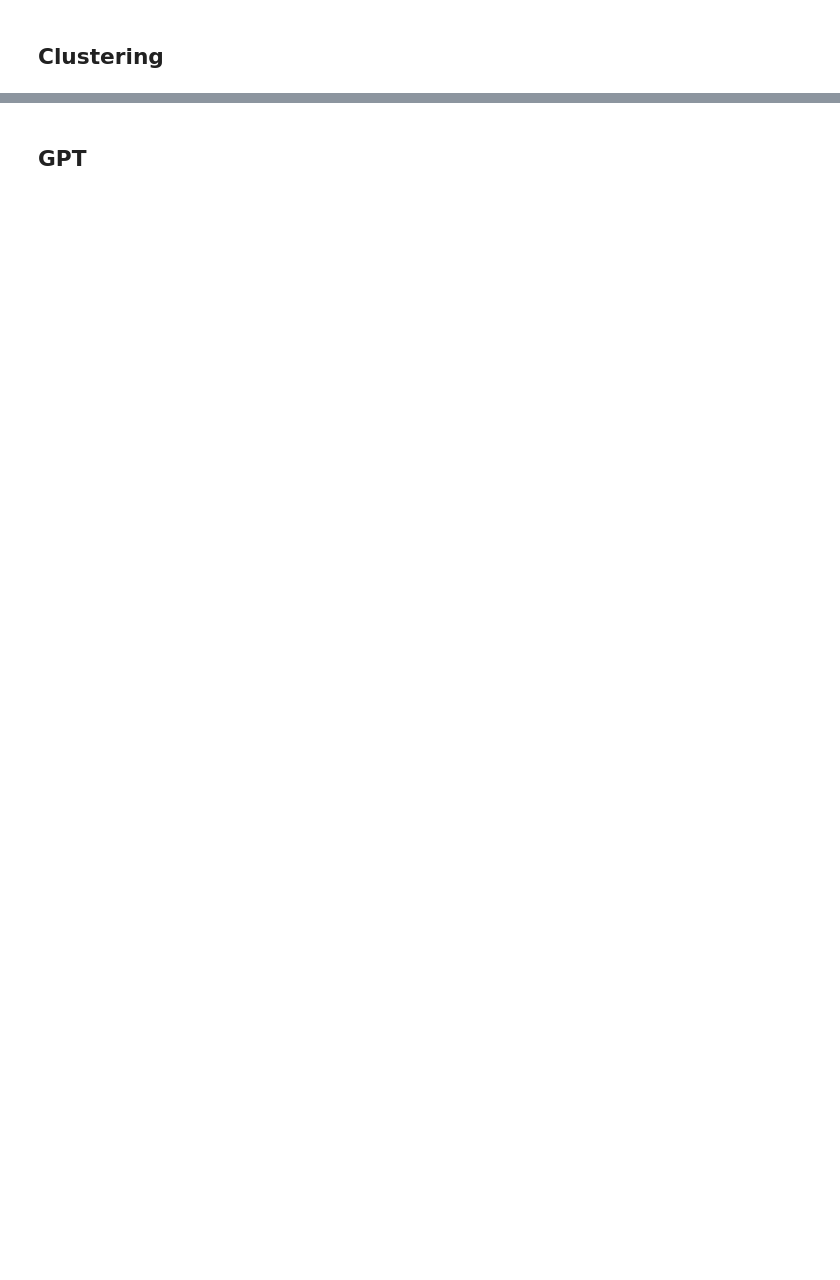
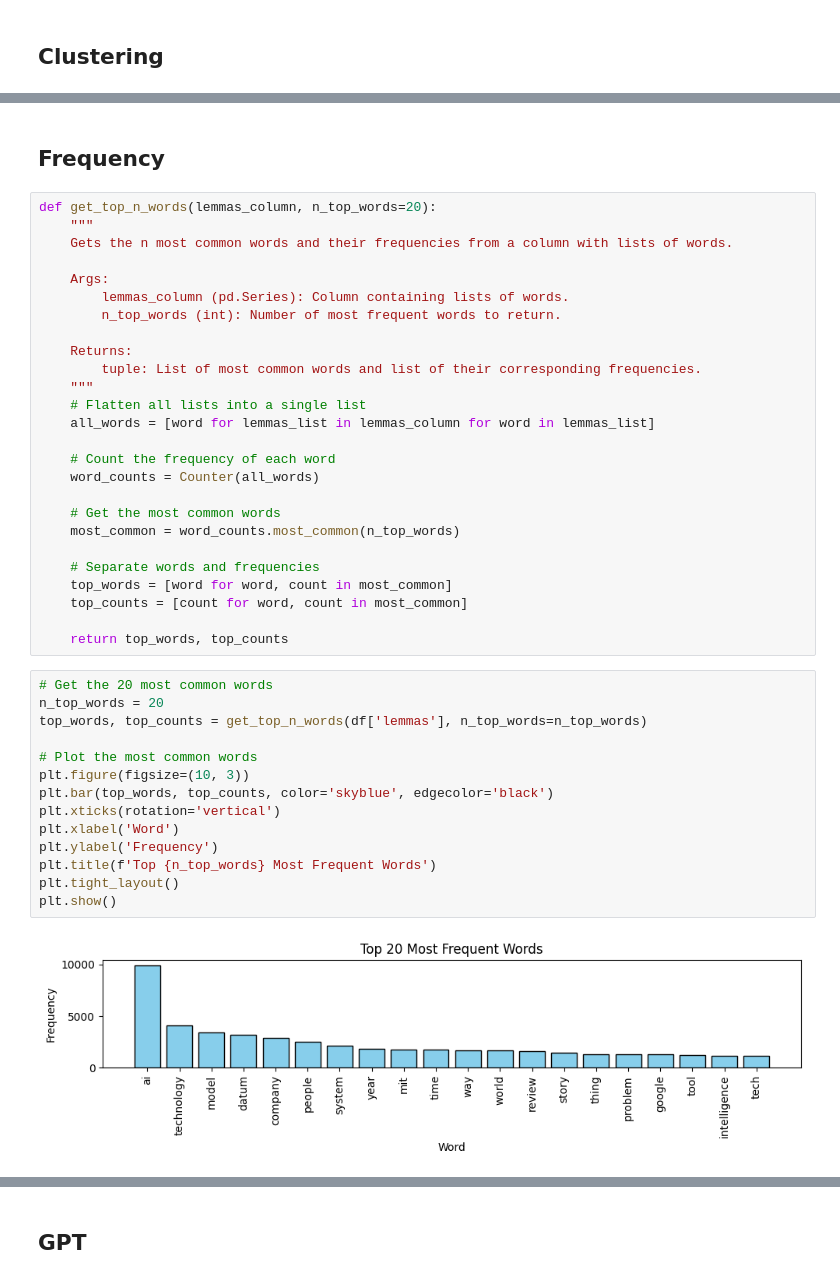
Before and after one commit to AlbaTaboada/Edgelands, a Jupyter notebook: Full_text_analysis(Alba).ipynb, the cells around one changed output, grey strips where cells are left out. Cells and saved outputs as stored; diff of their text form; blank space fills up the shorter version.

```diff
--- a/Full_text_analysis(Alba).ipynb
+++ b/Full_text_analysis(Alba).ipynb
@@ -362,0 +329,44 @@ plt.show()
+# %% [markdown]
+## Frequency
+# %%
+def get_top_n_words(lemmas_column, n_top_words=20):
+    """
+    Gets the n most common words and their frequencies from a column with lists of words.
+
+    Args:
+        lemmas_column (pd.Series): Column containing lists of words.
+        n_top_words (int): Number of most frequent words to return.
+
+    Returns:
+        tuple: List of most common words and list of their corresponding frequencies.
+    """
+    # Flatten all lists into a single list
+    all_words = [word for lemmas_list in lemmas_column for word in lemmas_list]
+
+    # Count the frequency of each word
+    word_counts = Counter(all_words)
+
+    # Get the most common words
+    most_common = word_counts.most_common(n_top_words)
+
+    # Separate words and frequencies
+    top_words = [word for word, count in most_common]
+    top_counts = [count for word, count in most_common]
+
+    return top_words, top_counts
+# %%
+# Get the 20 most common words
+n_top_words = 20
+top_words, top_counts = get_top_n_words(df['lemmas'], n_top_words=n_top_words)
+
+# Plot the most common words
+plt.figure(figsize=(10, 3))
+plt.bar(top_words, top_counts, color='skyblue', edgecolor='black')
+plt.xticks(rotation='vertical')
+plt.xlabel('Word')
+plt.ylabel('Frequency')
+plt.title(f'Top {n_top_words} Most Frequent Words')
+plt.tight_layout()
+plt.show()
+# %% [output]
+[figure, added]
```
Also changed, not shown: parts of 27 cells of this notebook.
